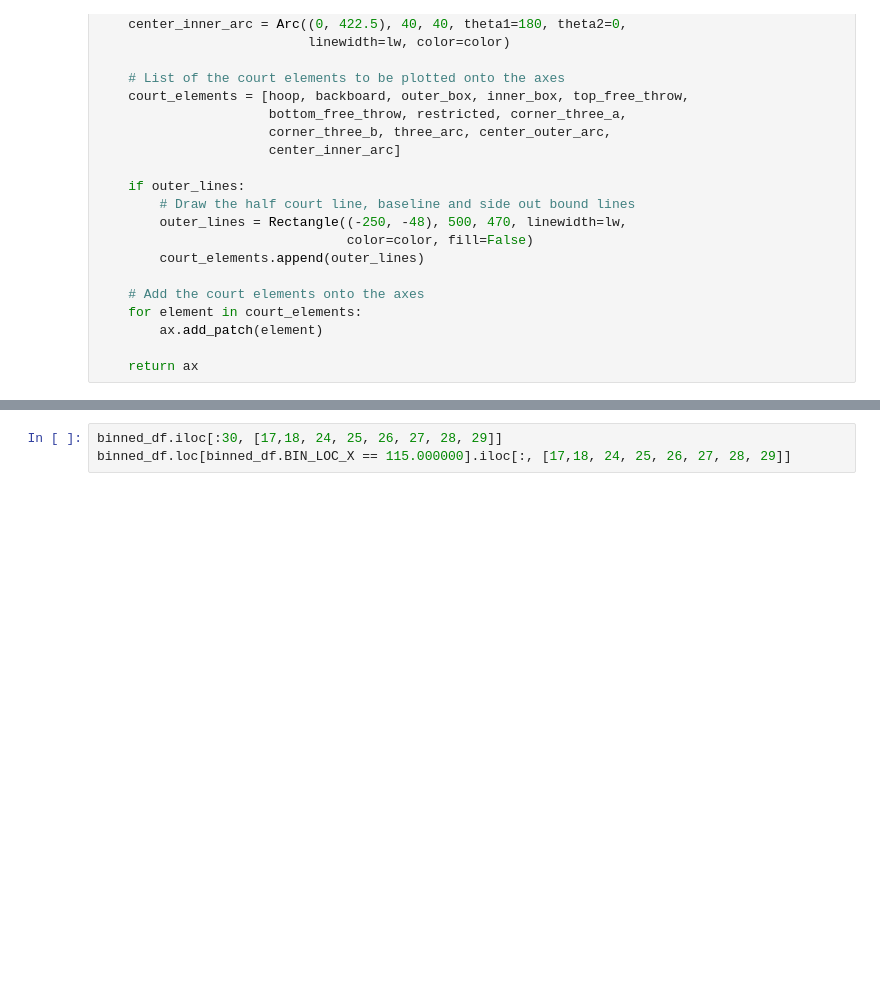
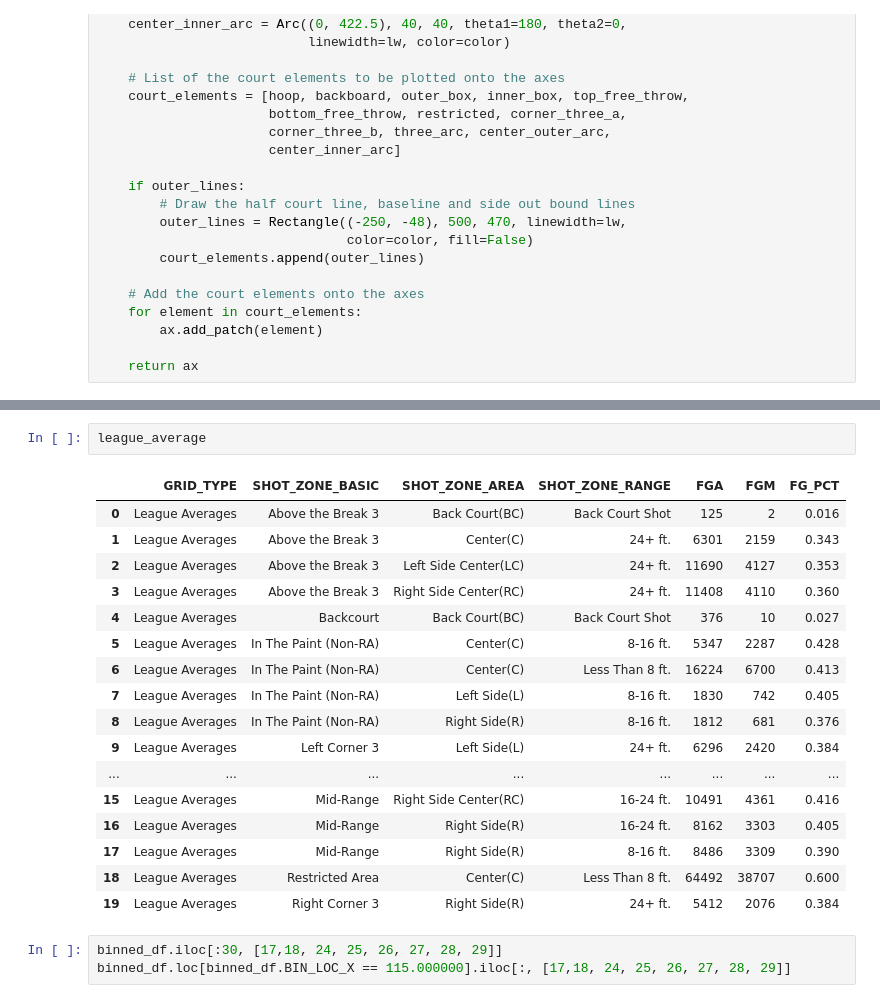
Before and after one commit to danchyy/Basketball_Analytics, a Jupyter notebook: Scripts/shot_chart_api/Shot_Chart.ipynb, the cells around one changed output, grey strips where cells are left out. Drawn from its saved outputs; the diff is of its cells as text; blank space fills up the shorter version.

```diff
--- a/Scripts/shot_chart_api/Shot_Chart.ipynb
+++ b/Scripts/shot_chart_api/Shot_Chart.ipynb
@@ -187,3 +217,23 @@ plt.show()
+# %%
+league_average
+# %% [output]
+|  | GRID_TYPE | SHOT_ZONE_BASIC | SHOT_ZONE_AREA | SHOT_ZONE_RANGE | FGA | FGM | FG_PCT |
+| 0 | League Averages | Above the Break 3 | Back Court(BC) | Back Court Shot | 125 | 2 | 0.016 |
+| 1 | League Averages | Above the Break 3 | Center(C) | 24+ ft. | 6301 | 2159 | 0.343 |
+| 2 | League Averages | Above the Break 3 | Left Side Center(LC) | 24+ ft. | 11690 | 4127 | 0.353 |
+| 3 | League Averages | Above the Break 3 | Right Side Center(RC) | 24+ ft. | 11408 | 4110 | 0.360 |
+| 4 | League Averages | Backcourt | Back Court(BC) | Back Court Shot | 376 | 10 | 0.027 |
+| 5 | League Averages | In The Paint (Non-RA) | Center(C) | 8-16 ft. | 5347 | 2287 | 0.428 |
+| 6 | League Averages | In The Paint (Non-RA) | Center(C) | Less Than 8 ft. | 16224 | 6700 | 0.413 |
+| 7 | League Averages | In The Paint (Non-RA) | Left Side(L) | 8-16 ft. | 1830 | 742 | 0.405 |
+| 8 | League Averages | In The Paint (Non-RA) | Right Side(R) | 8-16 ft. | 1812 | 681 | 0.376 |
+| 9 | League Averages | Left Corner 3 | Left Side(L) | 24+ ft. | 6296 | 2420 | 0.384 |
+| ... | ... | ... | ... | ... | ... | ... | ... |
+| 15 | League Averages | Mid-Range | Right Side Center(RC) | 16-24 ft. | 10491 | 4361 | 0.416 |
+| 16 | League Averages | Mid-Range | Right Side(R) | 16-24 ft. | 8162 | 3303 | 0.405 |
+| 17 | League Averages | Mid-Range | Right Side(R) | 8-16 ft. | 8486 | 3309 | 0.390 |
+| 18 | League Averages | Restricted Area | Center(C) | Less Than 8 ft. | 64492 | 38707 | 0.600 |
+| 19 | League Averages | Right Corner 3 | Right Side(R) | 24+ ft. | 5412 | 2076 | 0.384 |
 # %%
 binned_df.iloc[:30, [17,18, 24, 25, 26, 27, 28, 29]]
 binned_df.loc[binned_df.BIN_LOC_X == 115.000000].iloc[:, [17,18, 24, 25, 26, 27, 28, 29]]
```
Also changed, not shown: parts of 9 cells of this notebook.
